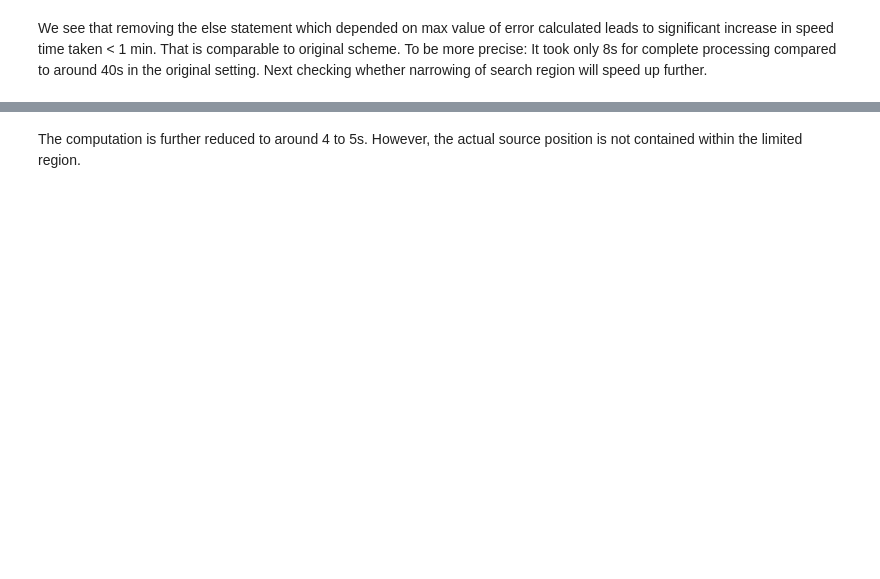
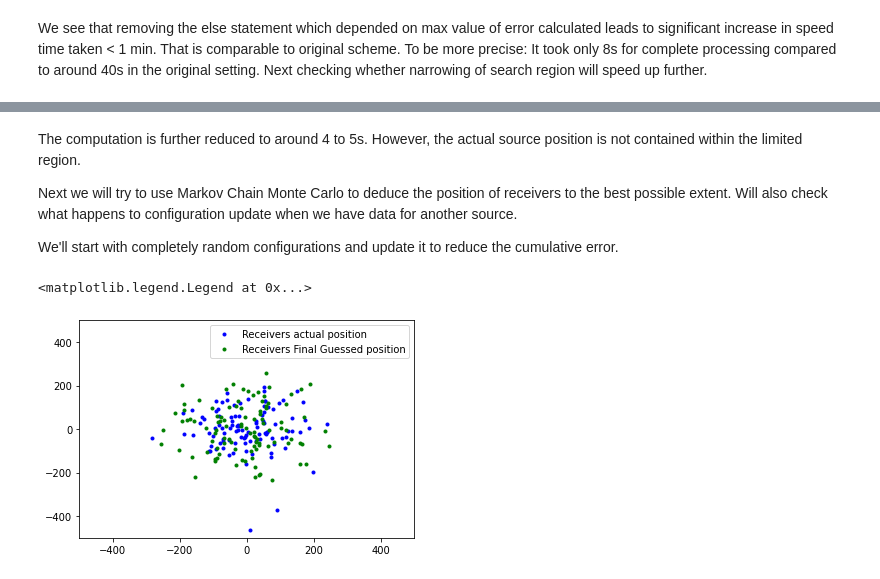
Before and after one commit to Student-Satellite-IITB/GLEE, a Jupyter notebook: Seismology_Simulations/Source_localization_mean_pos_method.ipynb, the cells around one changed output, grey strips where cells are left out. Cells and saved outputs as stored; diff of their text form; code cells hidden in the pictures; blank space fills up the shorter version.

```diff
--- a/Seismology_Simulations/Source_localization_mean_pos_method.ipynb
+++ b/Seismology_Simulations/Source_localization_mean_pos_method.ipynb
@@ -273,2 +279,6 @@ Text(0.5, 1.0, 'Error contour for receivers with error in both time of arrival a
 # %% [markdown]
 The computation is further reduced to around 4 to 5s. However, the actual source position is not contained within the limited region.
+
+Next we will try to use Markov Chain Monte Carlo to deduce the position of receivers to the best possible extent. Will also check what happens to configuration update when we have data for another source.
+
+We'll start with completely random configurations and update it to reduce the cumulative error.
@@ -274,0 +355,11 @@ The computation is further reduced to around 4 to 5s. However, the actual source
+# %%
+
+plt.plot(rec_pos_mes[:,0],rec_pos_mes[:,1],'b.',label='Receivers actual position')
+#plt.plot(rec_pos_est_ini[:,0],rec_pos_est_ini[:,1],'r.',label='Receivers Initial Guessed position')
+plt.plot(rec_pos_est[:,0],rec_pos_est[:,1],'g.',label='Receivers Final Guessed position')
+plt.xlim(-500,500)
+plt.ylim(-500,500)
+plt.legend()
+# %% [output]
+<matplotlib.legend.Legend at 0x...>
+[figure, added]
```
Also changed, not shown: parts of 18 cells of this notebook.
